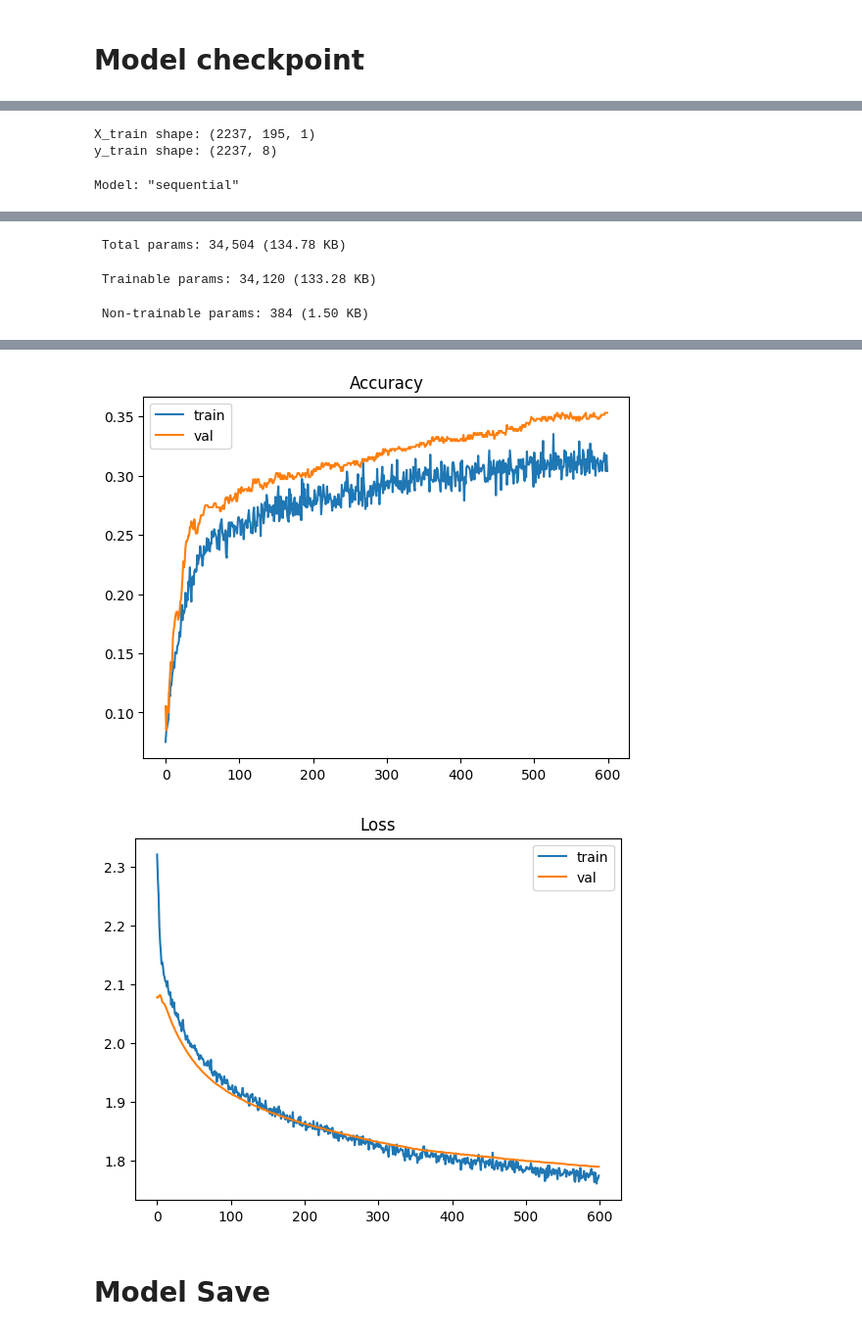
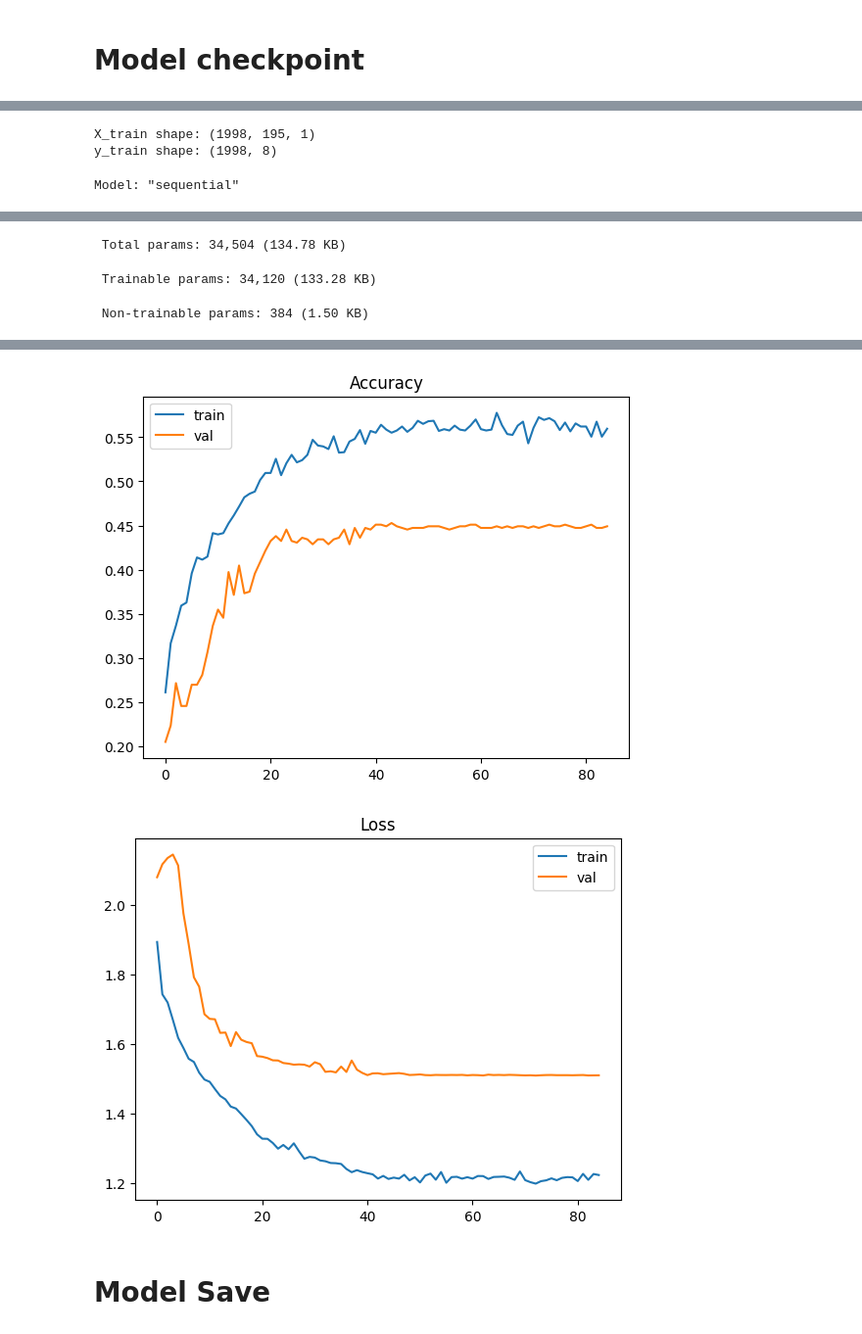
Before and after one commit to anshukumar2932/EmotionDetection-from-voice, a Jupyter notebook: Ravdees-Training/cnn.ipynb, the cells around one changed output, grey strips where cells are left out. Shown at 98% size. Saved outputs shown, nothing was run; the diff lists cells and outputs as text; code cells hidden in the pictures.

```diff
--- a/Ravdees-Training/cnn.ipynb
+++ b/Ravdees-Training/cnn.ipynb
@@ -465,7 +465,7 @@ def process_file(file, emotion_files, emotion_map, emotion_map_number):
     local_files.append(file)
 
     # -------- MIXED SAMPLE --------
-    if np.random.rand() < 0.2:
+    if np.random.rand() < 0.05:
 
         n_mix = 2
         emotion_list_local = list(emotion_map.keys())
@@ -769,7 +769,7 @@ model = Sequential([
 ])
 
 model.compile(
-    optimizer=Adam(learning_rate=0.000005),
+    optimizer=Adam(learning_rate=0.001),
     loss='categorical_crossentropy',   # 🔥 simpler & stable
     metrics=['accuracy']
 )
@@ -801,8 +801,8 @@ plt.title("Loss")
 plt.legend()
 plt.show()
 # %% [output]
-X_train shape: (2237, 195, 1)
-y_train shape: (2237, 8)
+X_train shape: (1998, 195, 1)
+y_train shape: (1998, 8)
 Model: "sequential"
 ┏━━━━━━━━━━━━━━━━━━━━━━━━━━━━━━━━━┳━━━━━━━━━━━━━━━━━━━━━━━━┳━━━━━━━━━━━━━━━┓
 ┃ Layer (type)                    ┃ Output Shape           ┃       Param # ┃
@@ -844,5 +844,5 @@ Restoring model weights from the end of the best epoch: 596.
-[figure, old version]
+[figure, new version]
-[figure, old version]
+[figure, new version]
 # %% [markdown]
 # Model Save
 # %%
```
Also changed, not shown: parts of 16 cells of this notebook, 3 other files.
